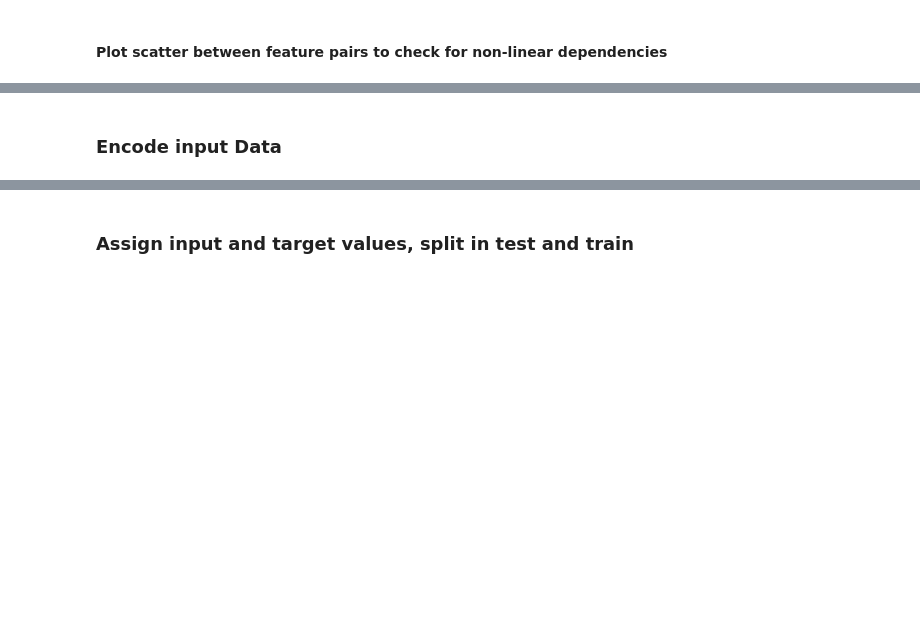
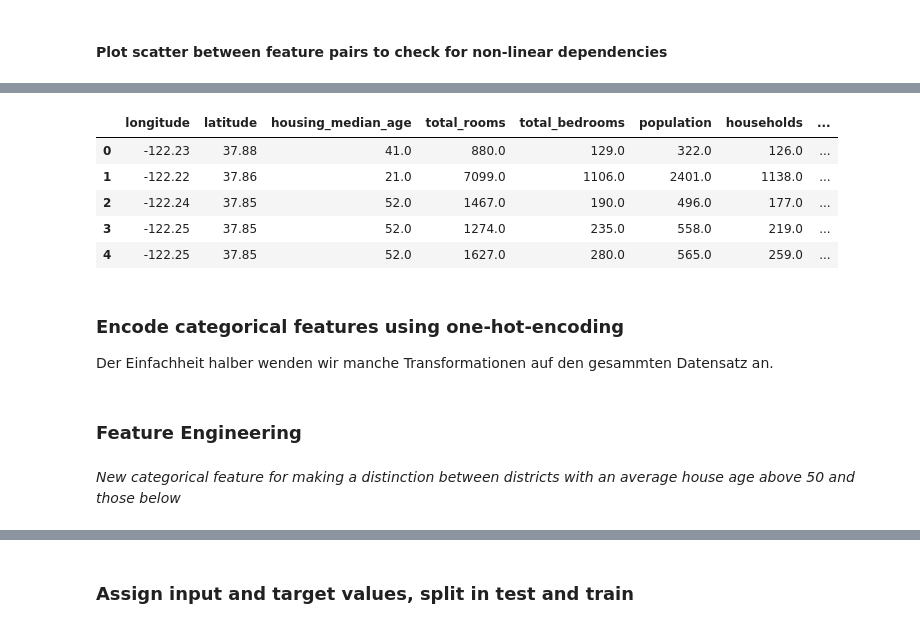
Before and after one commit to marianoju/NF_DS_1_course_material, a Jupyter notebook: prediction/linear_regression_housing.ipynb, the cells around one changed output, grey strips where cells are left out. Saved outputs shown, nothing was run; the diff lists cells and outputs as text; code cells hidden in the pictures; blank space fills up the shorter version.

```diff
--- a/prediction/linear_regression_housing.ipynb
+++ b/prediction/linear_regression_housing.ipynb
@@ -29,7 +66,15 @@ data_raw.describe()
 # %%
-data = data_raw
+data.head()
+# %% [output]
+|  | longitude | latitude | housing_median_age | total_rooms | total_bedrooms | population | households | ... |
+| 0 | -122.23 | 37.88 | 41.0 | 880.0 | 129.0 | 322.0 | 126.0 | ... |
+| 1 | -122.22 | 37.86 | 21.0 | 7099.0 | 1106.0 | 2401.0 | 1138.0 | ... |
+| 2 | -122.24 | 37.85 | 52.0 | 1467.0 | 190.0 | 496.0 | 177.0 | ... |
+| 3 | -122.25 | 37.85 | 52.0 | 1274.0 | 235.0 | 558.0 | 219.0 | ... |
+| 4 | -122.25 | 37.85 | 52.0 | 1627.0 | 280.0 | 565.0 | 259.0 | ... |
-# %% [markdown]
-### Encode input Data
+# %% [markdown]
+### Encode categorical features using one-hot-encoding
+Der Einfachheit halber wenden wir manche Transformationen auf den gesammten Datensatz an.
 # %%
 # ONE-HOT-ENCODE ocean proximity
 data_str_ocean = data['ocean_proximity'].values
@@ -39,4 +84,8 @@ data_ocean = LabelEncoder().fit_transform(data_str_ocean.ravel()).reshape(*data_
 
 # transform to binary
 data_ocean_bin = OneHotEncoder().fit_transform(data_ocean.reshape(-1, 1)).toarray()
+# %% [markdown]
+### Feature Engineering
+# %% [markdown]
+*New categorical feature for making a distinction between districts with an average house age above 50 and those below*
 # %%
```
Also changed, not shown: parts of 34 cells of this notebook.
